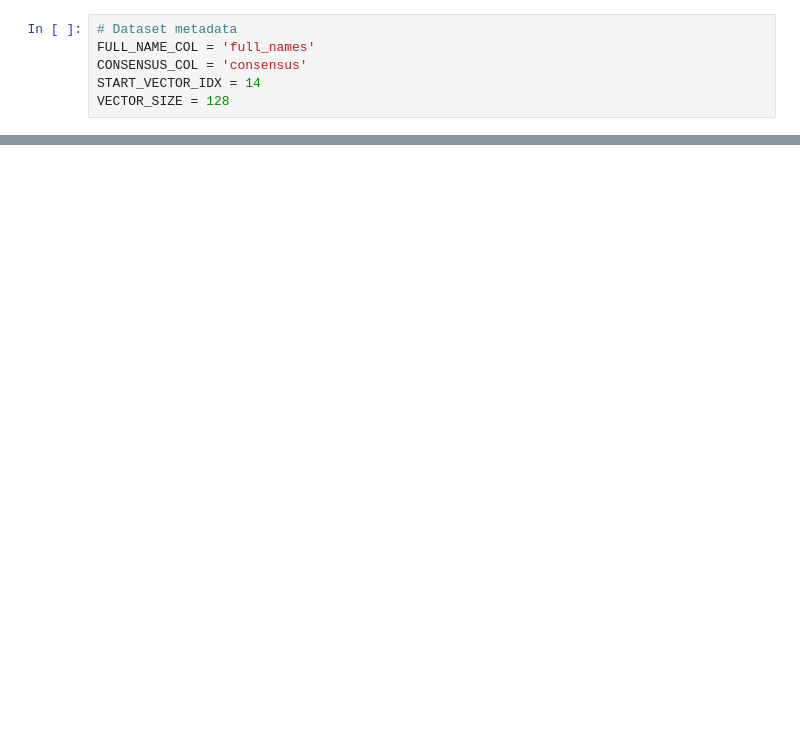
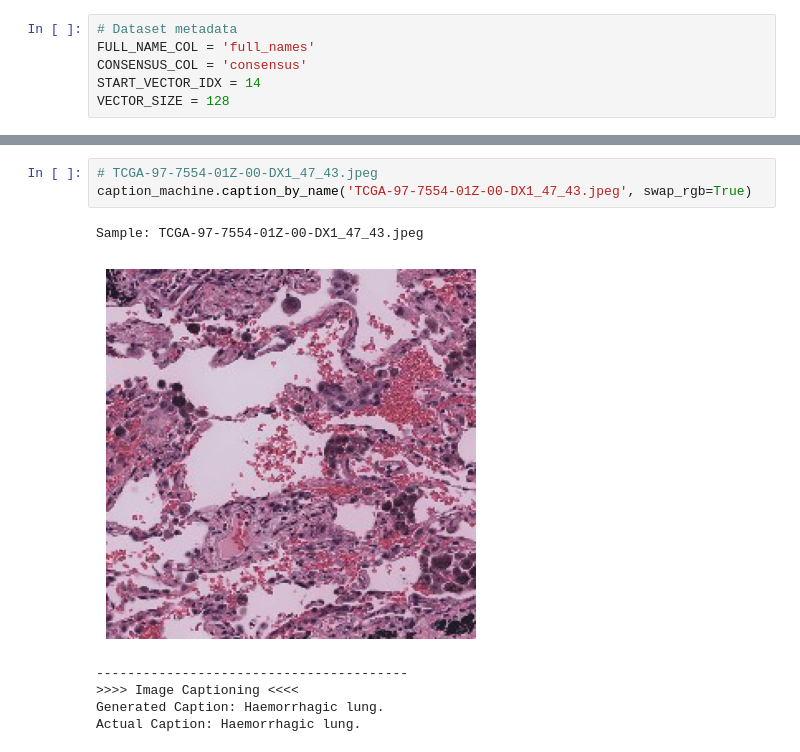
Before and after one commit to crystilonz/tumour_deep_learning, a Jupyter notebook: src/models/application/caption_lstm.ipynb, the cells around one changed output, grey strips where cells are left out. Saved outputs shown, nothing was run; the diff lists cells and outputs as text; blank space fills up the shorter version.

```diff
--- a/src/models/application/caption_lstm.ipynb
+++ b/src/models/application/caption_lstm.ipynb
@@ -44,0 +89,10 @@ Actual Caption: Necrosis
+# %%
+# TCGA-97-7554-01Z-00-DX1_47_43.jpeg
+caption_machine.caption_by_name('TCGA-97-7554-01Z-00-DX1_47_43.jpeg', swap_rgb=True)
+# %% [output]
+Sample: TCGA-97-7554-01Z-00-DX1_47_43.jpeg
+[figure, added]
+----------------------------------------
+>>>> Image Captioning <<<<
+Generated Caption: Haemorrhagic lung.
+Actual Caption: Haemorrhagic lung.
```
Also changed, not shown: parts of 6 cells of this notebook, 9 other files.
